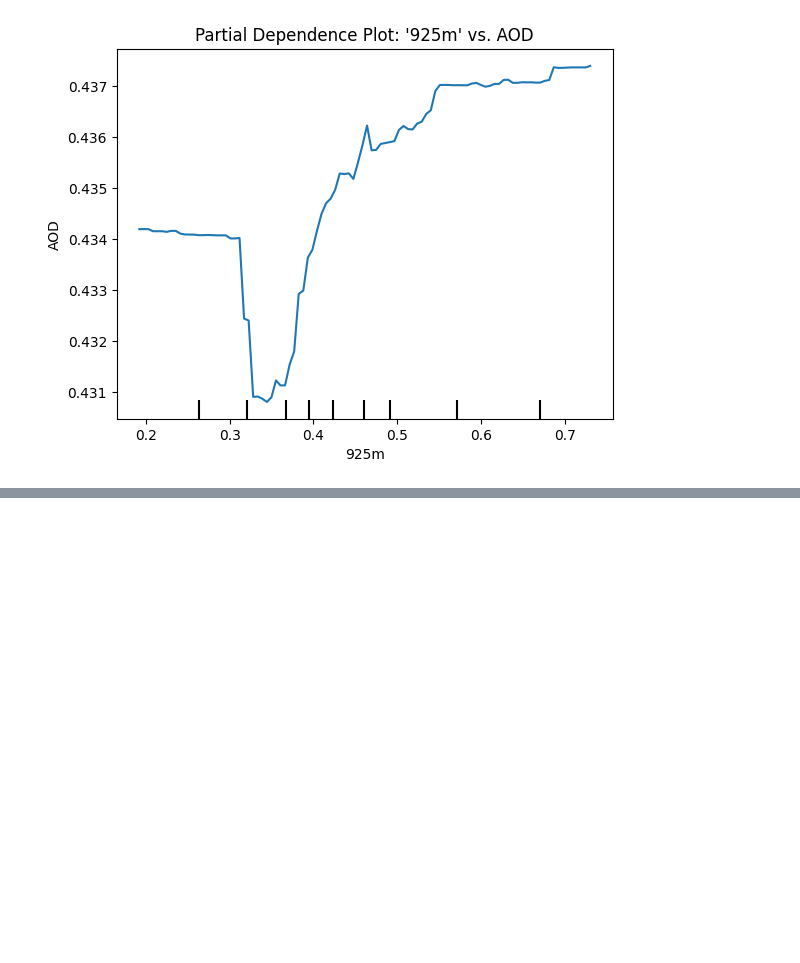
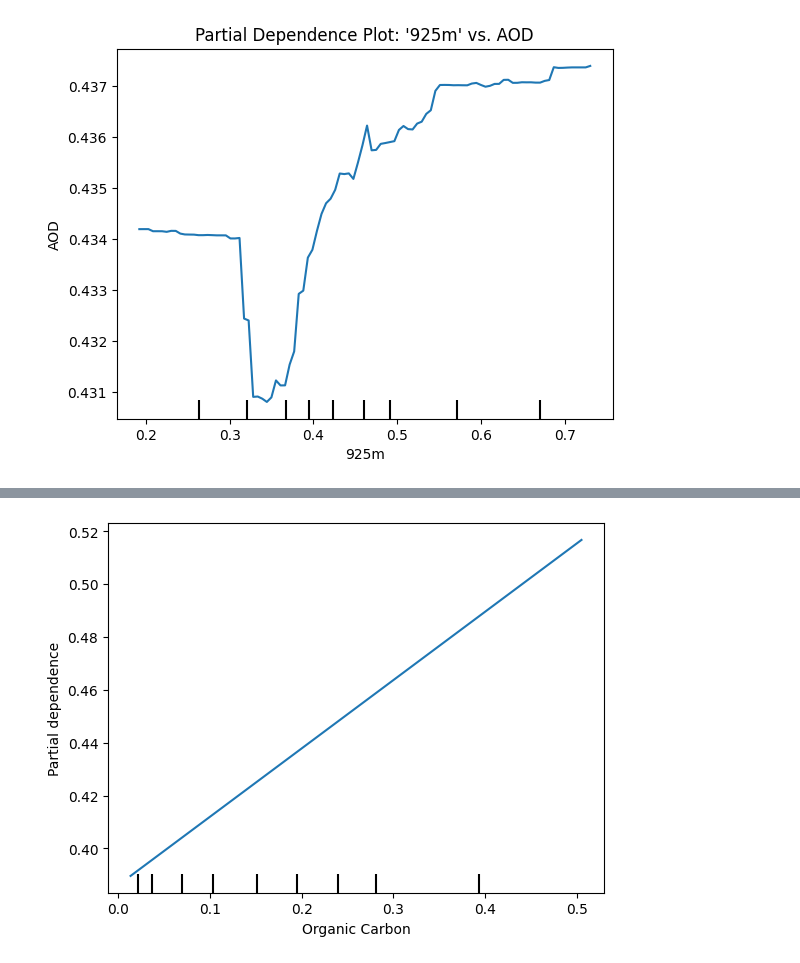
Before and after one commit to SanaSNavas27/finalproject, a Jupyter notebook: aerosolopticaldepth.ipynb, the cells around one changed output, grey strips where cells are left out. Drawn from its saved outputs; the diff is of its cells as text; code cells hidden in the pictures; blank space fills up the shorter version.

```diff
--- a/aerosolopticaldepth.ipynb
+++ b/aerosolopticaldepth.ipynb
@@ -709,0 +704,8 @@ This share link expires in 72 hours. For free permanent hosting and GPU upgrades
+# %%
+# Specify the feature index for Dust
+feature_index = features_to_scale.index('Organic Carbon')
+
+# Create a display object for visualization
+pd_display = PartialDependenceDisplay.from_estimator(model_linear, X_train, features=[feature_index])
+# %% [output]
+[figure, added]
```
Also changed, not shown: parts of 27 cells of this notebook.
